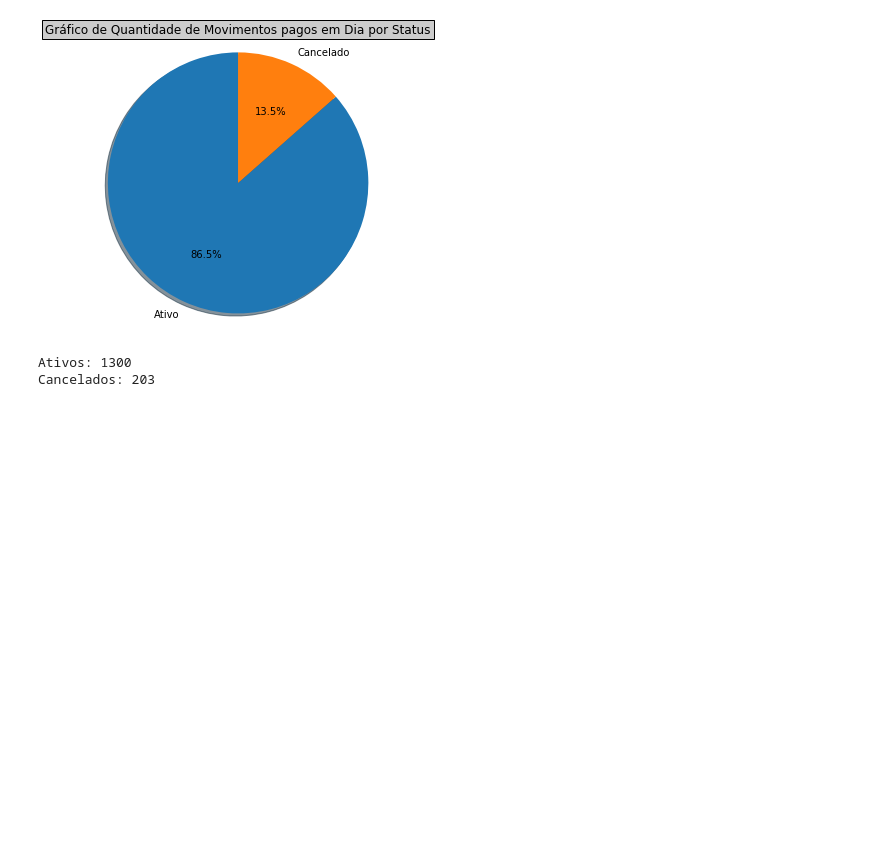
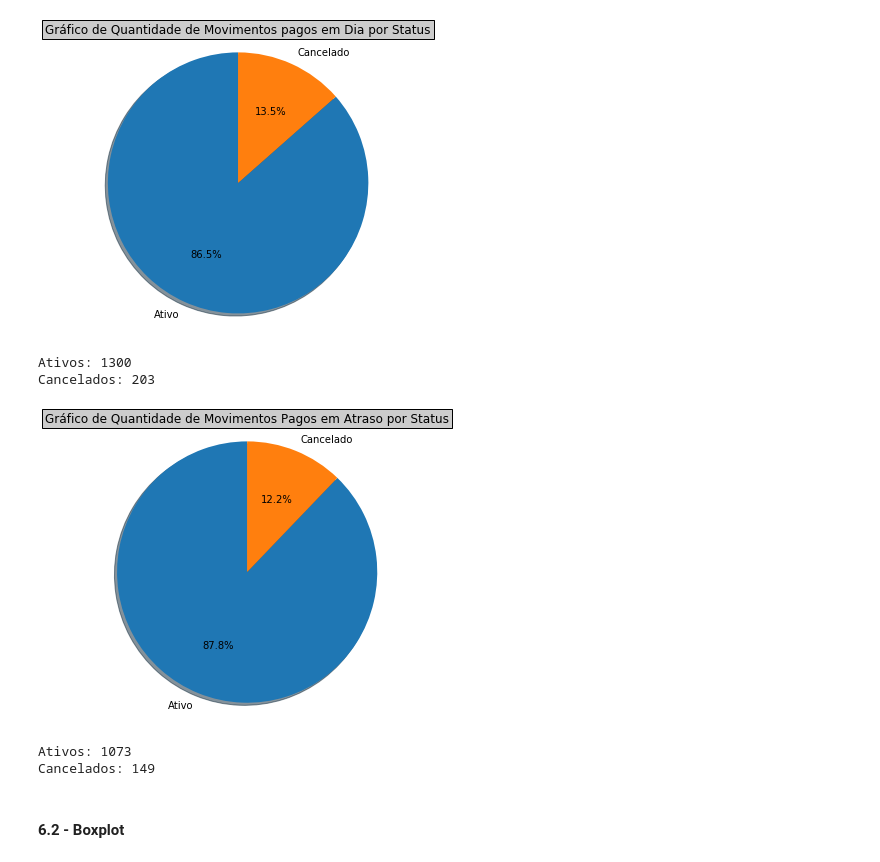
Before and after one commit to UesleiJf/projeto-preditivo, a Jupyter notebook: Projeto/Etapa-01/ANÁLISE ESTATÍSTICA DESCRITIVA.ipynb, the cells around one changed output. Drawn from its saved outputs; the diff is of its cells as text; code cells hidden in the pictures; blank space fills up the shorter version.

```diff
--- a/Projeto/Etapa-01/ANÁLISE ESTATÍSTICA DESCRITIVA.ipynb
+++ b/Projeto/Etapa-01/ANÁLISE ESTATÍSTICA DESCRITIVA.ipynb
@@ -211,3 +212,32 @@ print('Cancelados: %s' % (qtde_em_dia_cancelado.shape[0]))
 [figure]
 Ativos: 1300
 Cancelados: 203
+# %%
+fig = plt.figure(figsize=(8,4))
+ax = fig.add_axes((0,0,.5,1))
+ax.set_title('Gráfico de Quantidade de Movimentos Pagos em Atraso por Status', bbox={'facecolor':'0.8', 'pad':3})
+
+qtde_em_atraso_ativo = (df['status'] == 'ATIVO') & (df['qtde_em_atraso'] > 0)
+qtde_em_atraso_ativo = df[qtde_em_atraso_ativo]
+
+qtde_em_atraso_cancelado = (df['status'] == 'CANCELADO') & (df['qtde_em_atraso'] > 0)
+qtde_em_atraso_cancelado = df[qtde_em_atraso_cancelado]
+
+labels = ['Ativo', 'Cancelado']
+quantidade_qtde_em_atraso = [qtde_em_atraso_ativo.shape[0], qtde_em_atraso_cancelado.shape[0]]
+
+explode = (0, 0)
+total = sum(quantidade_qtde_em_atraso)
+plt.pie(quantidade_qtde_em_atraso, explode=explode, labels=labels, autopct='%1.1f%%',  shadow=True, startangle=90)
+
+plt.axis('equal')
+plt.show()
+
+print('Ativos: %s' % (qtde_em_atraso_ativo.shape[0]))
+print('Cancelados: %s' % (qtde_em_atraso_cancelado.shape[0]))
+# %% [output]
+[figure, added]
+Ativos: 1073
+Cancelados: 149
+# %% [markdown]
+#### 6.2 - Boxplot
```
Also changed, not shown: parts of 7 cells of this notebook.
